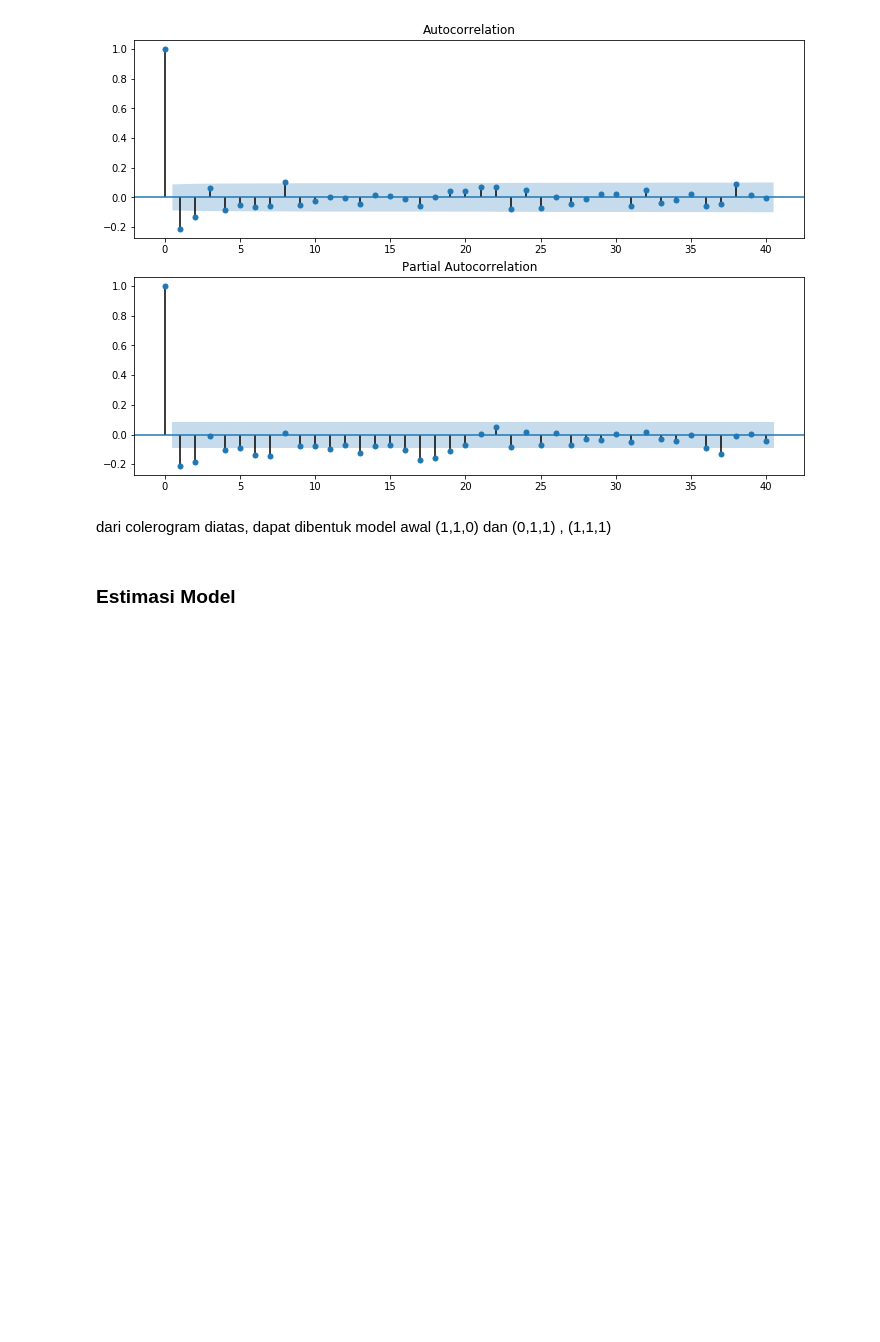
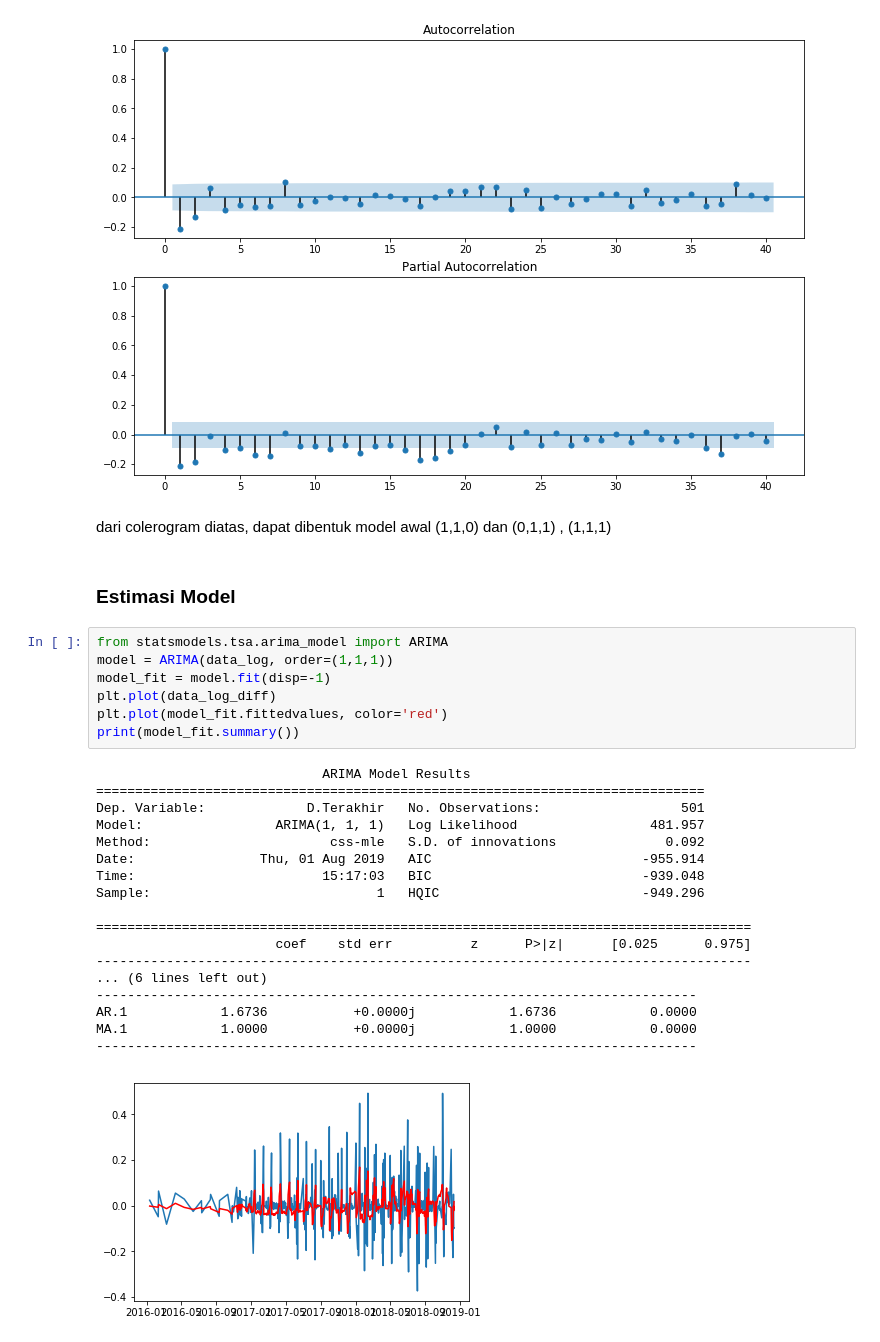
Before and after one commit to DinWaikabu/Machine_Learning, a Jupyter notebook: Prediksi_Saham_PT_Wika.ipynb, the cells around one changed output. Saved outputs shown, nothing was run; the diff lists cells and outputs as text; blank space fills up the shorter version.

```diff
--- a/Prediksi_Saham_PT_Wika.ipynb
+++ b/Prediksi_Saham_PT_Wika.ipynb
@@ -107,3 +107,29 @@ fig = sm.graphics.tsa.plot_pacf(data_log_diff, lags=40, ax=ax2)
 dari colerogram diatas, dapat dibentuk model awal (1,1,0) dan (0,1,1) , (1,1,1)
 # %% [markdown]
 ### Estimasi Model
+# %%
+from statsmodels.tsa.arima_model import ARIMA
+model = ARIMA(data_log, order=(1,1,1))
+model_fit = model.fit(disp=-1)
+plt.plot(data_log_diff)
+plt.plot(model_fit.fittedvalues, color='red')
+print(model_fit.summary())
+# %% [output]
+                             ARIMA Model Results
+==============================================================================
+Dep. Variable:             D.Terakhir   No. Observations:                  501
+Model:                 ARIMA(1, 1, 1)   Log Likelihood                 481.957
+Method:                       css-mle   S.D. of innovations              0.092
+Date:                Thu, 01 Aug 2019   AIC                           -955.914
+Time:                        15:17:03   BIC                           -939.048
+Sample:                             1   HQIC                          -949.296
+
+====================================================================================
+                       coef    std err          z      P>|z|      [0.025      0.975]
+------------------------------------------------------------------------------------
+... (6 lines left out)
+-----------------------------------------------------------------------------
+AR.1            1.6736           +0.0000j            1.6736            0.0000
+MA.1            1.0000           +0.0000j            1.0000            0.0000
+-----------------------------------------------------------------------------
+[figure, added]
```
